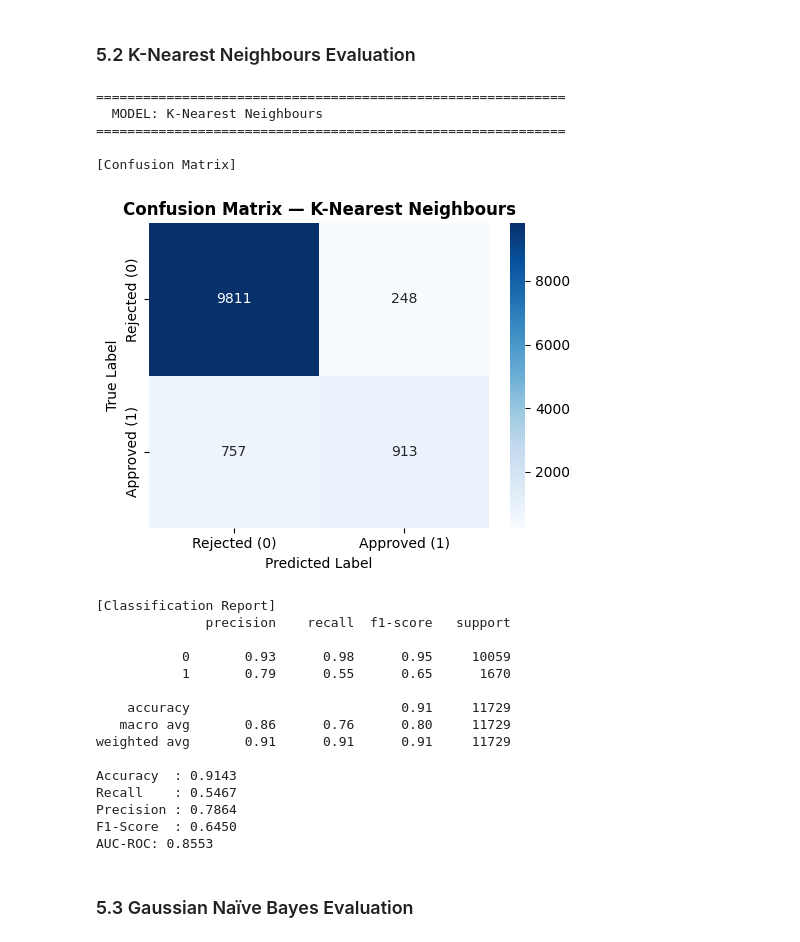
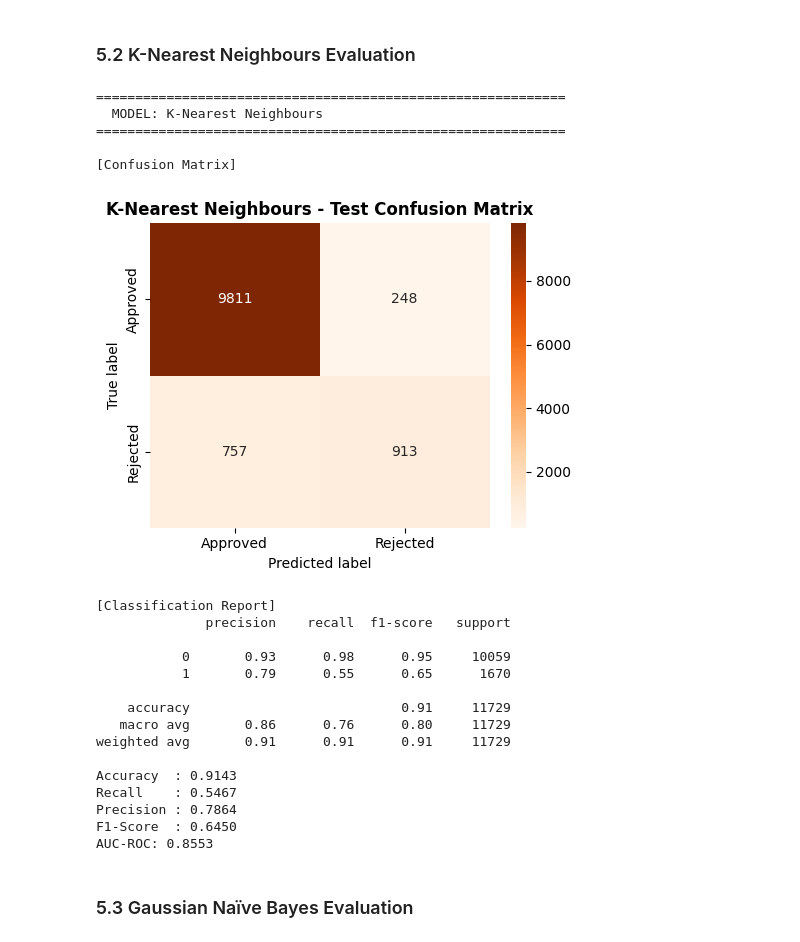
Before and after one commit to vinukaw/Machine-Learning-CW-New, a Jupyter notebook: loan_classification_models.ipynb, the cells around one changed output. Saved outputs shown, nothing was run; the diff lists cells and outputs as text; code cells hidden in the pictures.

```diff
--- a/loan_classification_models.ipynb
+++ b/loan_classification_models.ipynb
@@ -243,7 +310,7 @@ Each model is evaluated using the following metrics:
 > **Note:** `zero_division=0` is used in precision/recall calculations to handle edge cases where a class has no predicted samples.
 # %%
 # Define a reusable function to evaluate any trained classifier
-def evaluate_model(model, X_test, y_test, model_name):
+def evaluate_model(model, X_test, y_test, model_name, cmap='Blues'):
     """
     Evaluates a trained classifier and prints all required metrics.
 
@@ -253,6 +320,7 @@ def evaluate_model(model, X_test, y_test, model_name):
     X_test     : test feature matrix
     y_test     : true test labels
     model_name : string label for display purposes
+    cmap       : matplotlib colormap name for the confusion matrix heatmap
 
     Returns
     -------
@@ -281,23 +349,24 @@ def evaluate_model(model, X_test, y_test, model_name):
     plt.figure(figsize=(5, 4))
 
     # Draw the annotated heatmap with class labels
+    # Each model uses a unique colormap for visual distinction
     sns.heatmap(
         cm,
         annot=True,
         fmt='d',
-        cmap='Blues',
-        xticklabels=['Rejected (0)', 'Approved (1)'],
-        yticklabels=['Rejected (0)', 'Approved (1)']
+        cmap=cmap,
+        xticklabels=['Approved', 'Rejected'],
+        yticklabels=['Approved', 'Rejected']
     )
 
     # Set the title of the confusion matrix plot
-    plt.title(f'Confusion Matrix — {model_name}', fontsize=12, fontweight='bold')
+    plt.title(f'{model_name} - Test Confusion Matrix', fontsize=12, fontweight='bold')
 
     # Label the x-axis
-    plt.xlabel('Predicted Label', fontsize=10)
+    plt.xlabel('Predicted label', fontsize=10)
 
     # Label the y-axis
-    plt.ylabel('True Label', fontsize=10)
+    plt.ylabel('True label', fontsize=10)
 
     # Apply tight layout to prevent text overlap
     plt.tight_layout()
@@ -381,14 +450,14 @@ AUC-ROC: 0.8714
 ### 5.2 K-Nearest Neighbours Evaluation
 # %%
 # Evaluate the trained KNN model on the held-out test set
-knn_results = evaluate_model(knn_model, X_test, y_test, "K-Nearest Neighbours")
+knn_results = evaluate_model(knn_model, X_test, y_test, "K-Nearest Neighbours", cmap='Oranges')
 # %% [output]
 ============================================================
   MODEL: K-Nearest Neighbours
 ============================================================
 
 [Confusion Matrix]
-[figure, old version]
+[figure, new version]
 [Classification Report]
               precision    recall  f1-score   support
 
```
Also changed, not shown: parts of 12 cells of this notebook, 2 other files.
